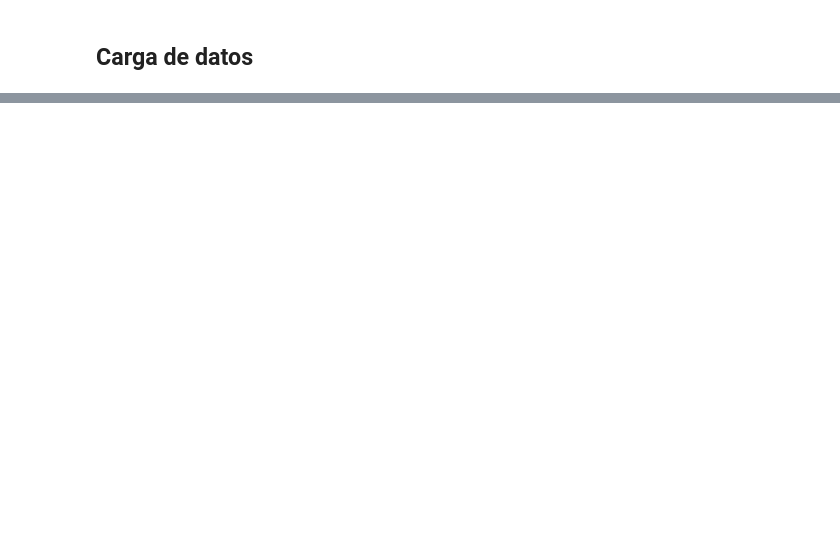
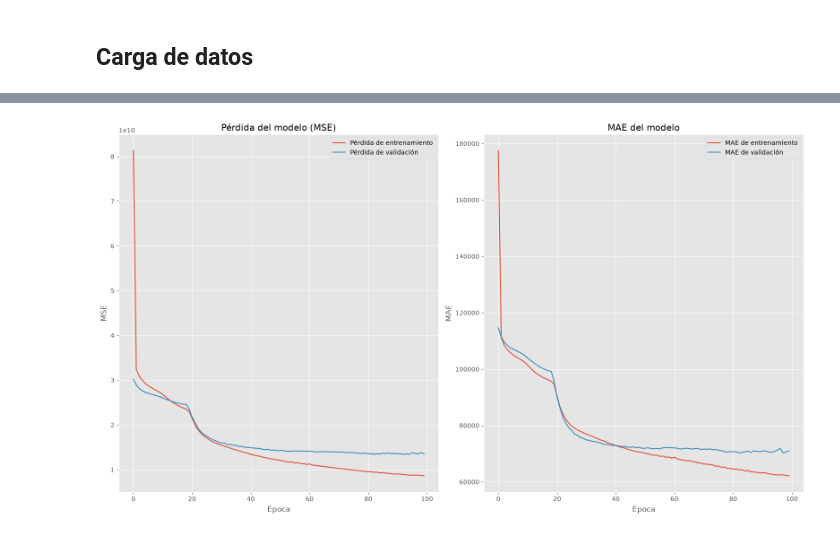
Before and after one commit to KevinHidalgoDS/deep-learning-labs, a Jupyter notebook: notebooks/follow_up/2_s/FollowUp_2_DNNs_1039460852.ipynb, the cells around one changed output, grey strips where cells are left out. Saved outputs shown, nothing was run; the diff lists cells and outputs as text; code cells hidden in the pictures; blank space fills up the shorter version.

```diff
--- a/notebooks/follow_up/2_s/FollowUp_2_DNNs_1039460852.ipynb
+++ b/notebooks/follow_up/2_s/FollowUp_2_DNNs_1039460852.ipynb
@@ -92,0 +638,47 @@ housePrices.head()
+# %%
+# Validar el historial y graficar la evolución de las métricas.
+if not isinstance(getattr(history, "history", None), dict):
+    logger.error("El historial de entrenamiento no contiene un diccionario de métricas.")
+    raise TypeError("El historial de entrenamiento no es válido.")
+history_metrics = ("loss", "val_loss", "mae", "val_mae")
+missing_metrics = [metric for metric in history_metrics if metric not in history.history]
+if missing_metrics:
+    logger.error("Faltan métricas en el historial: %s", missing_metrics)
+    raise ValueError(f"El historial no contiene las métricas requeridas: {missing_metrics}")
+
+figure_directory = Path(config.paths.reports.figures)
+if not figure_directory.exists():
+    logger.warning("La carpeta de figuras no existe en la ruta actual; se usará la del proyecto.")
+    figure_directory = PROJECT_PATH / figure_directory
+history_figure = figure_directory / "loss_mae_history.png"
+try:
+    figure_directory.mkdir(parents=True, exist_ok=True)
+
+    # Mostrar la pérdida y el error absoluto medio por época.
+    plt.figure(figsize=(16, 9))
+    plt.subplot(1, 2, 1)
+    plt.plot(history.history["loss"], label="Pérdida de entrenamiento")
+    plt.plot(history.history["val_loss"], label="Pérdida de validación")
+    plt.title("Pérdida del modelo (MSE)")
+    plt.xlabel("Época")
+    plt.ylabel("MSE")
+    plt.legend()
+
+    plt.subplot(1, 2, 2)
+    plt.plot(history.history["mae"], label="MAE de entrenamiento")
+    plt.plot(history.history["val_mae"], label="MAE de validación")
+    plt.title("MAE del modelo")
+    plt.xlabel("Época")
+    plt.ylabel("MAE")
+    plt.legend()
+
+    plt.tight_layout()
+    plt.savefig(history_figure, dpi=150, bbox_inches="tight")
+    plt.show()
+    plt.close()
+except (OSError, TypeError, ValueError):
+    plt.close("all")
+    logger.exception("No fue posible generar o guardar la gráfica del historial.")
+    raise
+logger.info("Gráfica del historial guardada en %s.", history_figure)
+# %% [output]
@@ -92,0 +686 @@ housePrices.head()
+[figure, added]
```
Also changed, not shown: parts of 25 cells of this notebook, 7 other files.
